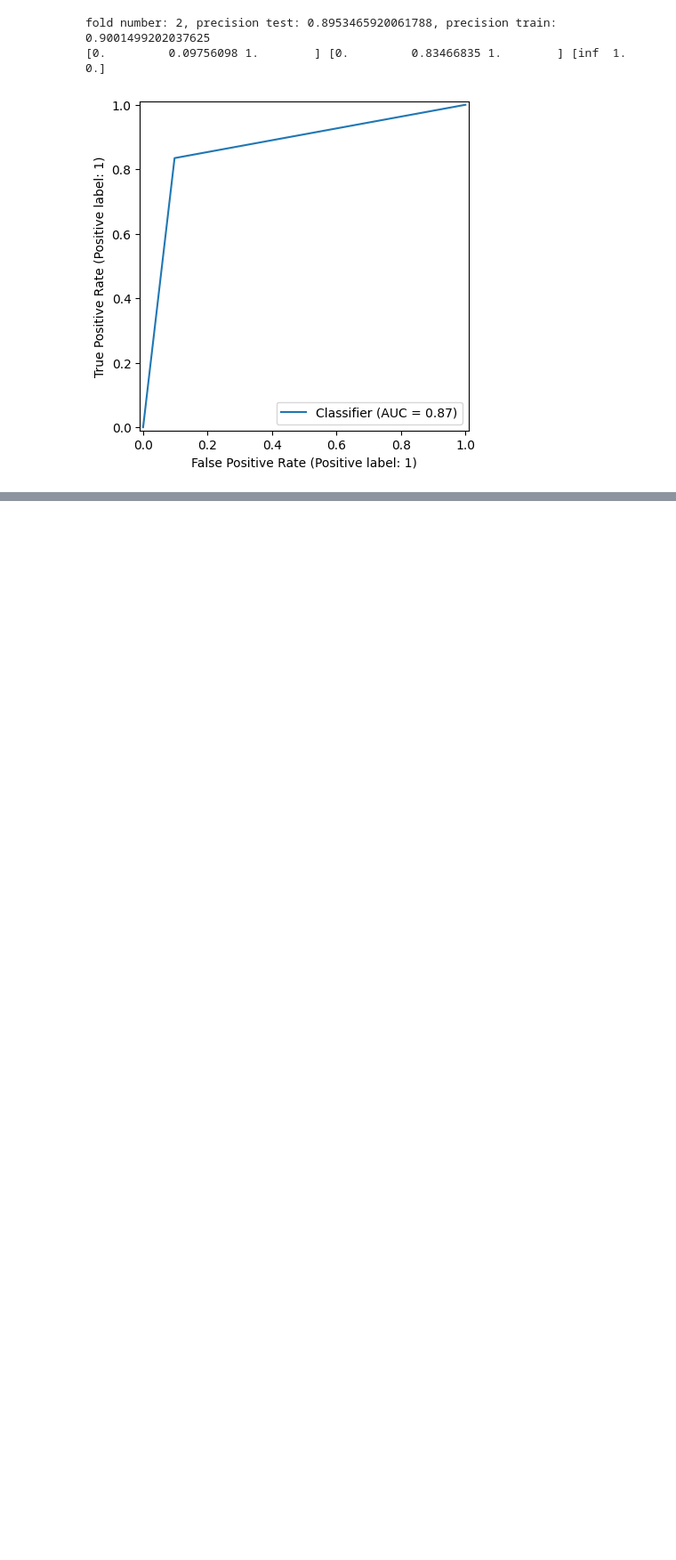
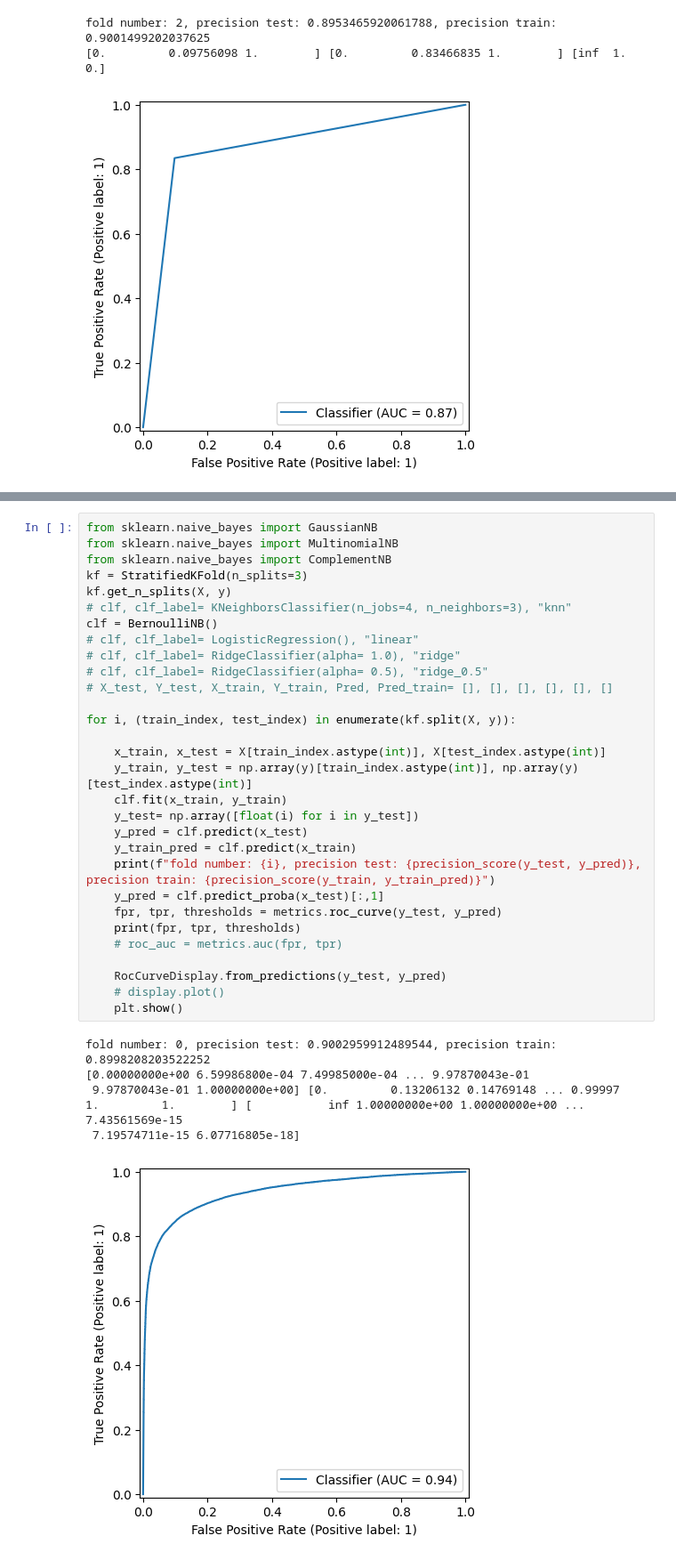
Before and after one commit to sanasundar/Bi4164---Moving-Ahead, a Jupyter notebook: aditya_moger_notebook.ipynb, the cells around one changed output, grey strips where cells are left out. Shown at 89% size. Saved outputs shown, nothing was run; the diff lists cells and outputs as text; blank space fills up the shorter version.

```diff
--- a/aditya_moger_notebook.ipynb
+++ b/aditya_moger_notebook.ipynb
@@ -199,0 +235,36 @@ IndexError: too many indices for array: array is 0-dimensional, but 1 were index
+# %%
+from sklearn.naive_bayes import GaussianNB
+from sklearn.naive_bayes import MultinomialNB
+from sklearn.naive_bayes import ComplementNB
+kf = StratifiedKFold(n_splits=3)
+kf.get_n_splits(X, y)
+# clf, clf_label= KNeighborsClassifier(n_jobs=4, n_neighbors=3), "knn"
+clf = BernoulliNB()
+# clf, clf_label= LogisticRegression(), "linear"
+# clf, clf_label= RidgeClassifier(alpha= 1.0), "ridge"
+# clf, clf_label= RidgeClassifier(alpha= 0.5), "ridge_0.5"
+# X_test, Y_test, X_train, Y_train, Pred, Pred_train= [], [], [], [], [], []
+
+for i, (train_index, test_index) in enumerate(kf.split(X, y)):
+
+    x_train, x_test = X[train_index.astype(int)], X[test_index.astype(int)]
+    y_train, y_test = np.array(y)[train_index.astype(int)], np.array(y)[test_index.astype(int)]
+    clf.fit(x_train, y_train)
+    y_test= np.array([float(i) for i in y_test])
+    y_pred = clf.predict(x_test)
+    y_train_pred = clf.predict(x_train)
+    print(f"fold number: {i}, precision test: {precision_score(y_test, y_pred)}, precision train: {precision_score(y_train, y_train_pred)}")
+    y_pred = clf.predict_proba(x_test)[:,1]
+    fpr, tpr, thresholds = metrics.roc_curve(y_test, y_pred)
+    print(fpr, tpr, thresholds)
+    # roc_auc = metrics.auc(fpr, tpr)
+
+    RocCurveDisplay.from_predictions(y_test, y_pred)
+    # display.plot()
+    plt.show()
+# %% [output]
+fold number: 0, precision test: 0.9002959912489544, precision train: 0.8998208203522252
+[0.00000000e+00 6.59986800e-04 7.49985000e-04 ... 9.97870043e-01
+ 9.97870043e-01 1.00000000e+00] [0.         0.13206132 0.14769148 ... 0.99997    1.         1.        ] [           inf 1.00000000e+00 1.00000000e+00 ... 7.43561569e-15
+ 7.19574711e-15 6.07716805e-18]
+[figure, added]
```
Also changed, not shown: parts of 14 cells of this notebook, 42 other files.
